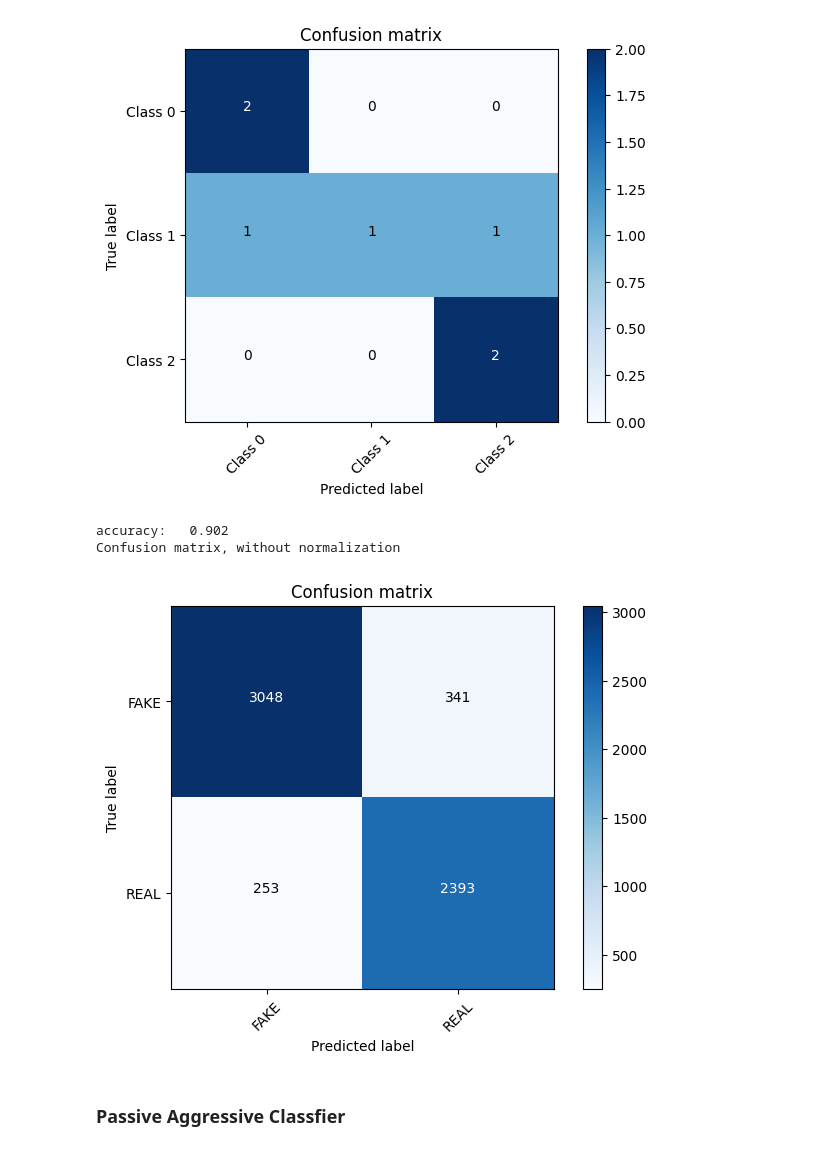
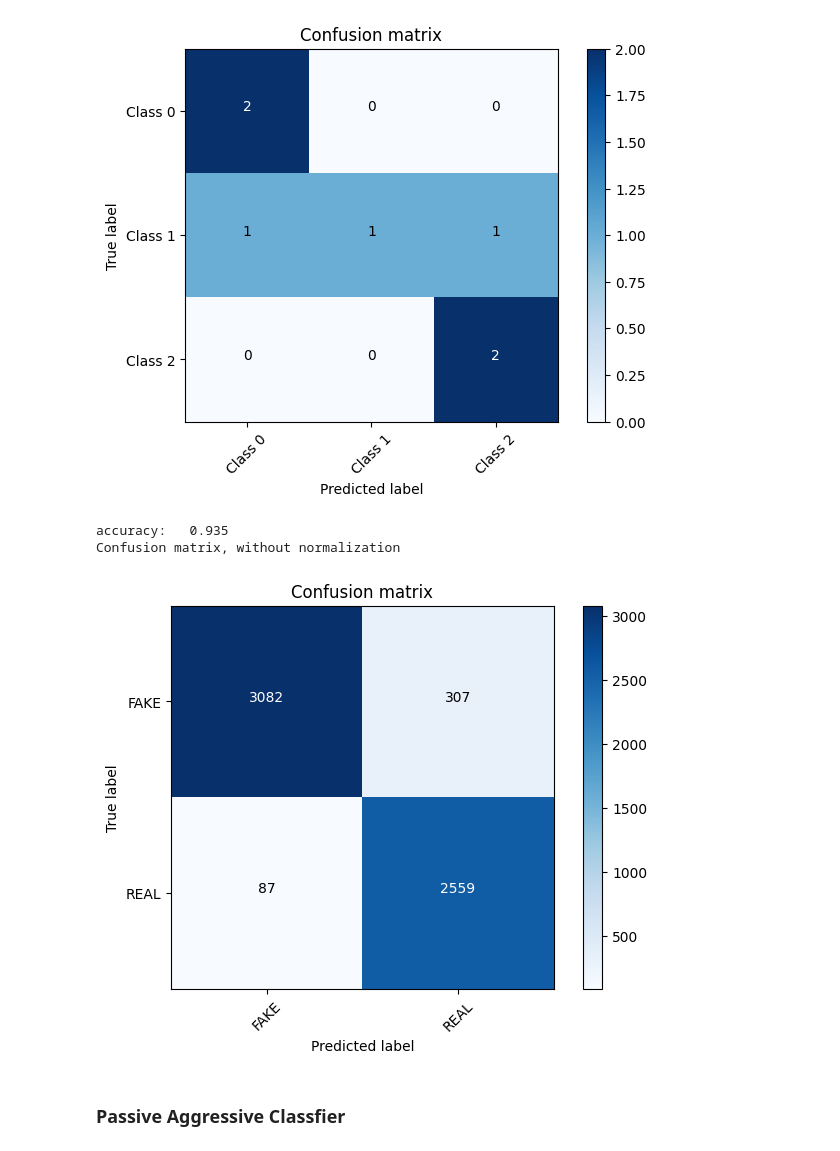
Before and after one commit to jaydeep3704/fake_news_detection, a Jupyter notebook: classifier.ipynb, the cells around one changed output. Saved outputs shown, nothing was run; the diff lists cells and outputs as text; code cells hidden in the pictures.

Commit message:
replaced naive bayes with logistic regression

```diff
--- a/classifier.ipynb
+++ b/classifier.ipynb
@@ -199,18 +196,22 @@ classifier=MultinomialNB()
+# %%
+from sklearn.linear_model import LogisticRegression
+
+logistic_clf = LogisticRegression()
 # %%
 from sklearn import metrics
 import numpy as np
 import itertools
 # %%
-classifier.fit(X_train, Y_train)
-pred = classifier.predict(X_test)
+logistic_clf.fit(X_train, Y_train)
+pred = logistic_clf.predict(X_test)
 score = metrics.accuracy_score(Y_test, pred)
 print("accuracy:   %0.3f" % score)
 cm = metrics.confusion_matrix(Y_test, pred)
 plot_confusion_matrix(cm, classes=['FAKE', 'REAL'])
 # %% [output]
-accuracy:   0.902
+accuracy:   0.935
 Confusion matrix, without normalization
-[figure, old version]
+[figure, new version]
 # %% [markdown]
 ### Passive Aggressive Classfier
 # %%
```
Also changed, not shown: parts of 5 cells of this notebook, 7 other files.
